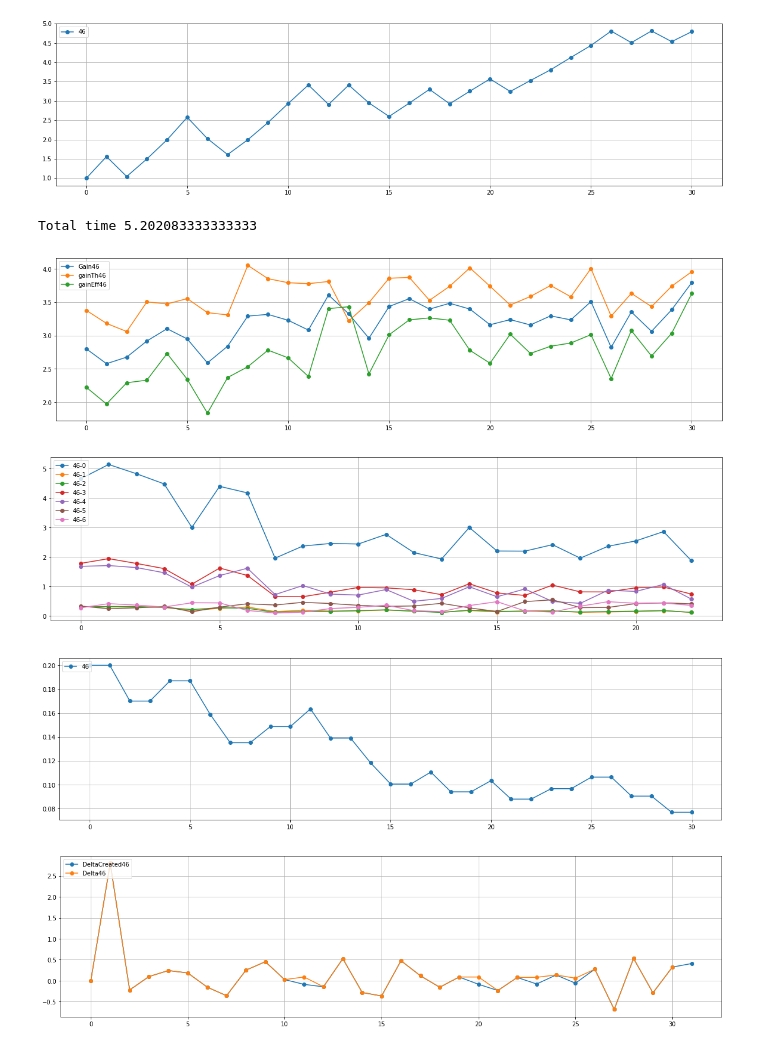
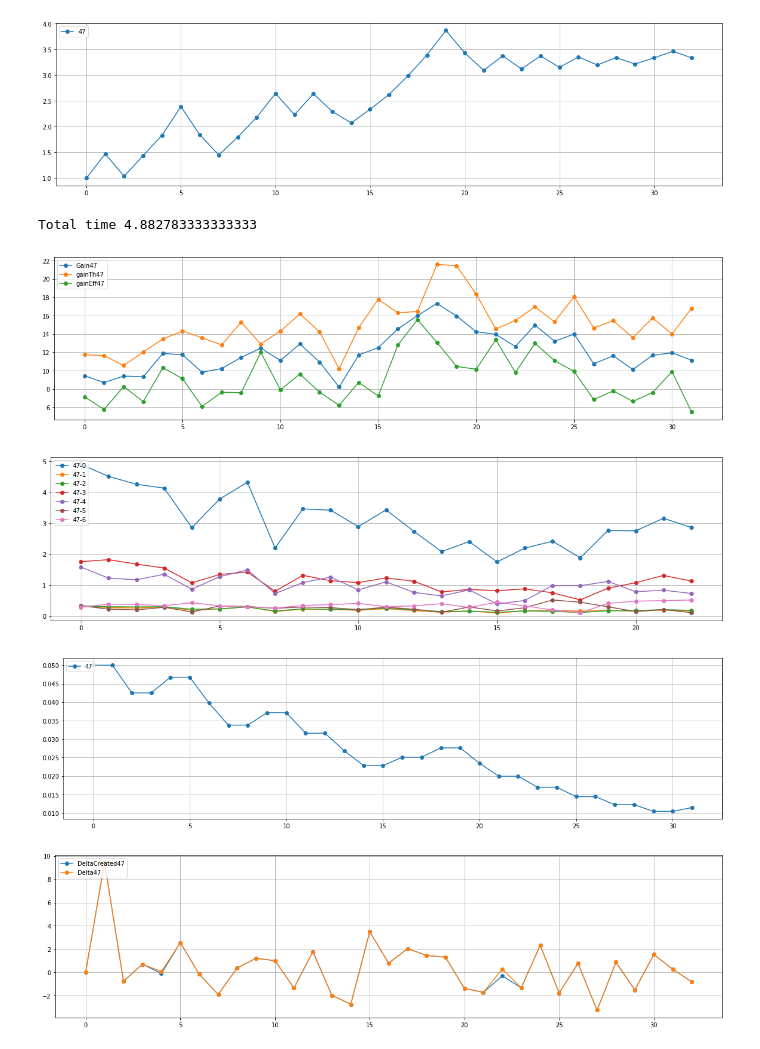
Before and after one commit to AndreeaStefan/SmartuistWrapper, a Jupyter notebook: evaluation/PlotResults.ipynb, the cells around one changed output. Cells and saved outputs as stored; diff of their text form; code cells hidden in the pictures.

Commit message:
PLAYER 47; no sqrt when computing gain. decreased learning rate; maybe a bit too much; still good

```diff
--- a/evaluation/PlotResults.ipynb
+++ b/evaluation/PlotResults.ipynb
@@ -95,7 +95,7 @@ plt.show()
 # player 8 = change effort
 # player 9 = same as 8
 
-players = [46]
+players = [47]
 results = []
 gradientStats = []
 path ="C:\\Users\\huber\\OneDrive\\Dokumenty\\thesis-hubert\\unity\\SmartuistWrapper\\tapResult.csv"
@@ -235,39 +235,39 @@ for p in players:
     tmp = gradientStats[p]
     gain = [0]
     prevGain = [0]
     for words in tmp:
         gain.append(float(words[5]))
         prevGain.append(float(words[4]))
 
 
     delta = np.array(gain) - np.array(prevGain)
     x = list(range(0, len(delta)))
     plt.plot(x, delta, 'o-', label="DeltaCreated"+str(p))
 plt.legend(loc='upper left')
 plt.grid(True)
 
 
 # delta
 for p in players:
     tmp = results[p]
     delta = []
     for words in tmp:
         delta.append(float(words[30]))
 
 #     smallDeltas = delta.toList()
     delta =  [x for i, x in enumerate(delta) if i == delta.index(x)]
     x = list(range(0, len(delta)))
     plt.plot(x, delta, 'o-', label="Delta"+str(p))
 plt.legend(loc='upper left')
 plt.grid(True)
 plt.show()
 # %% [output]
-[figure, old version]
+[figure, new version]
-Total time 5.202083333333333
+Total time 4.882783333333333
-[figure, old version]
+[figure, new version]
-[figure, old version]
+[figure, new version]
-[figure, old version]
+[figure, new version]
-[figure, old version]
+[figure, new version]
 # %%
 # plt.plot(x, uniqueGain, 'go-')
 # plt.grid(True)
```
Also changed, not shown: 6 other files.
